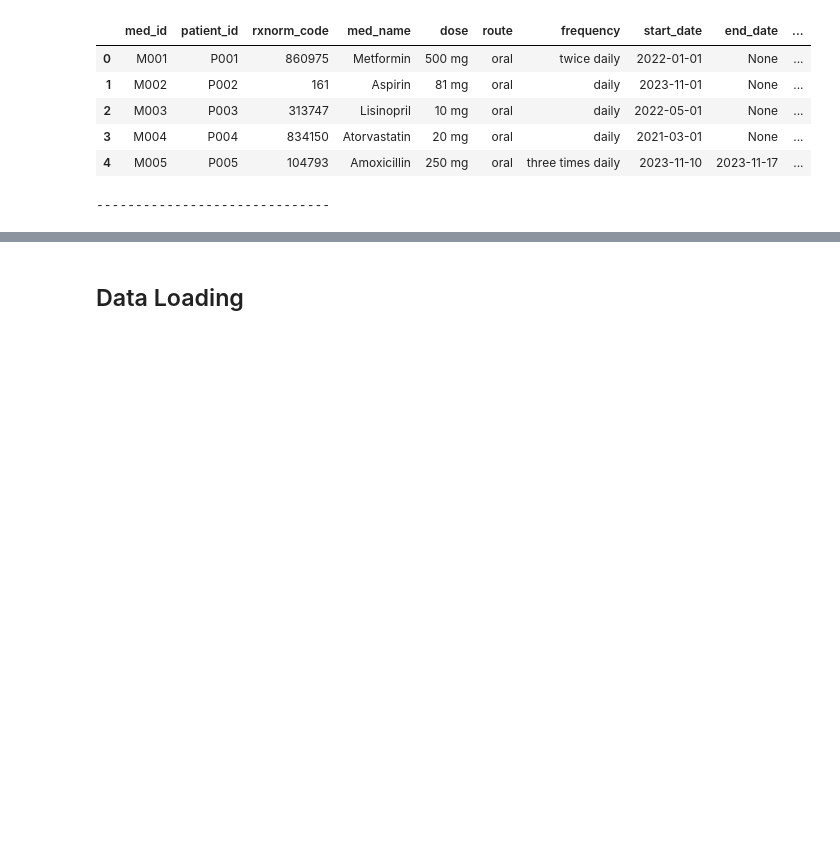
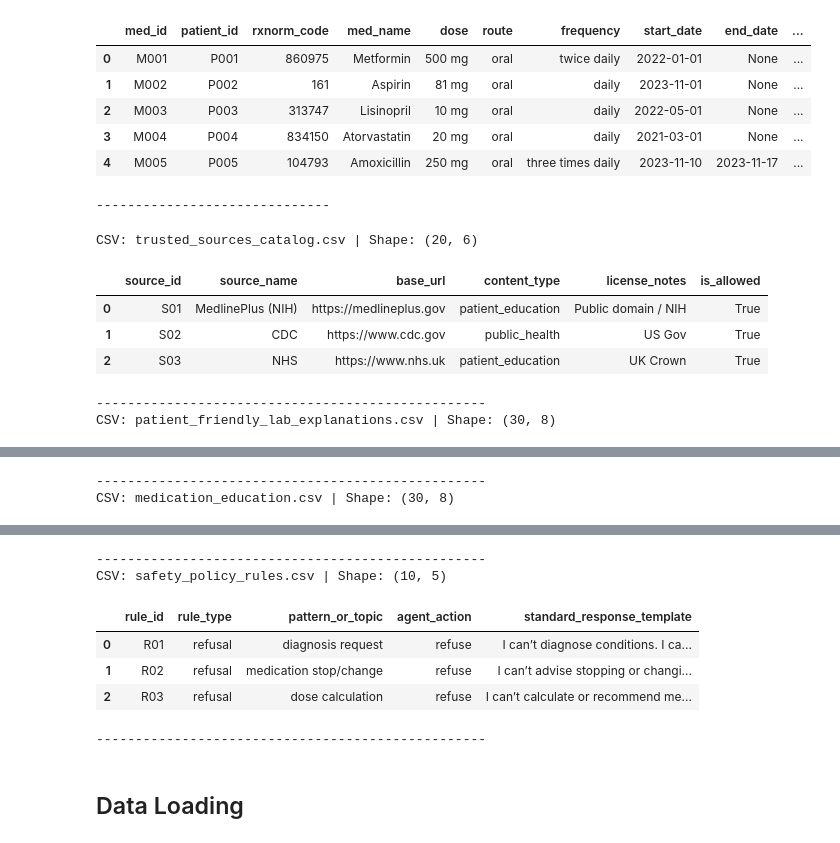
Before and after one commit to abolikhairnar/Agentic-AI-Foundations, a Jupyter notebook: Project_2_AI_powered_EHR_Assistant_Full_code_Notebook.ipynb, the cells around one changed output, grey strips where cells are left out. Drawn from its saved outputs; the diff is of its cells as text; code cells hidden in the pictures; blank space fills up the shorter version.

```diff
--- a/Project_2_AI_powered_EHR_Assistant_Full_code_Notebook.ipynb
+++ b/Project_2_AI_powered_EHR_Assistant_Full_code_Notebook.ipynb
@@ -393,0 +300,26 @@ standard_response_template
+# %%
+# Load the CSV files into pandas DataFrames
+trusted_sources_df = pd.read_csv('trusted_sources_catalog.csv')
+lab_explain_df = pd.read_csv('patient_friendly_lab_explanations.csv')
+med_edu_df = pd.read_csv('medication_education.csv')
+safety_policy_rules_df = pd.read_csv('safety_policy_rules.csv')
+
+# Helper to display summary info for CSVs
+def summarize_csv(name, df):
+    print(f"CSV: {name} | Shape: {df.shape}")
+    display(df.head(3))
+    print("-" * 50)
+
+# Display summaries
+summarize_csv('trusted_sources_catalog.csv', trusted_sources_df)
+summarize_csv('patient_friendly_lab_explanations.csv', lab_explain_df)
+summarize_csv('medication_education.csv', med_edu_df)
+summarize_csv('safety_policy_rules.csv', safety_policy_rules_df)
+# %% [output]
+CSV: trusted_sources_catalog.csv | Shape: (20, 6)
+|  | source_id | source_name | base_url | content_type | license_notes | is_allowed |
+| 0 | S01 | MedlinePlus (NIH) | https://medlineplus.gov | patient_education | Public domain / NIH | True |
+| 1 | S02 | CDC | https://www.cdc.gov | public_health | US Gov | True |
+| 2 | S03 | NHS | https://www.nhs.uk | patient_education | UK Crown | True |
+--------------------------------------------------
+CSV: patient_friendly_lab_explanations.csv | Shape: (30, 8)
@@ -393,0 +330,2 @@ standard_response_template
+--------------------------------------------------
+CSV: medication_education.csv | Shape: (30, 8)
@@ -394,3 +336,10 @@ standard_response_template
+--------------------------------------------------
+CSV: safety_policy_rules.csv | Shape: (10, 5)
+|  | rule_id | rule_type | pattern_or_topic | agent_action | standard_response_template |
+| 0 | R01 | refusal | diagnosis request | refuse | I can’t diagnose conditions. I ca... |
+| 1 | R02 | refusal | medication stop/change | refuse | I can’t advise stopping or changi... |
+| 2 | R03 | refusal | dose calculation | refuse | I can’t calculate or recommend me... |
+--------------------------------------------------
 # %% [markdown]
 ## Data Loading
 # %%
```
Also changed, not shown: parts of 2 cells of this notebook.
